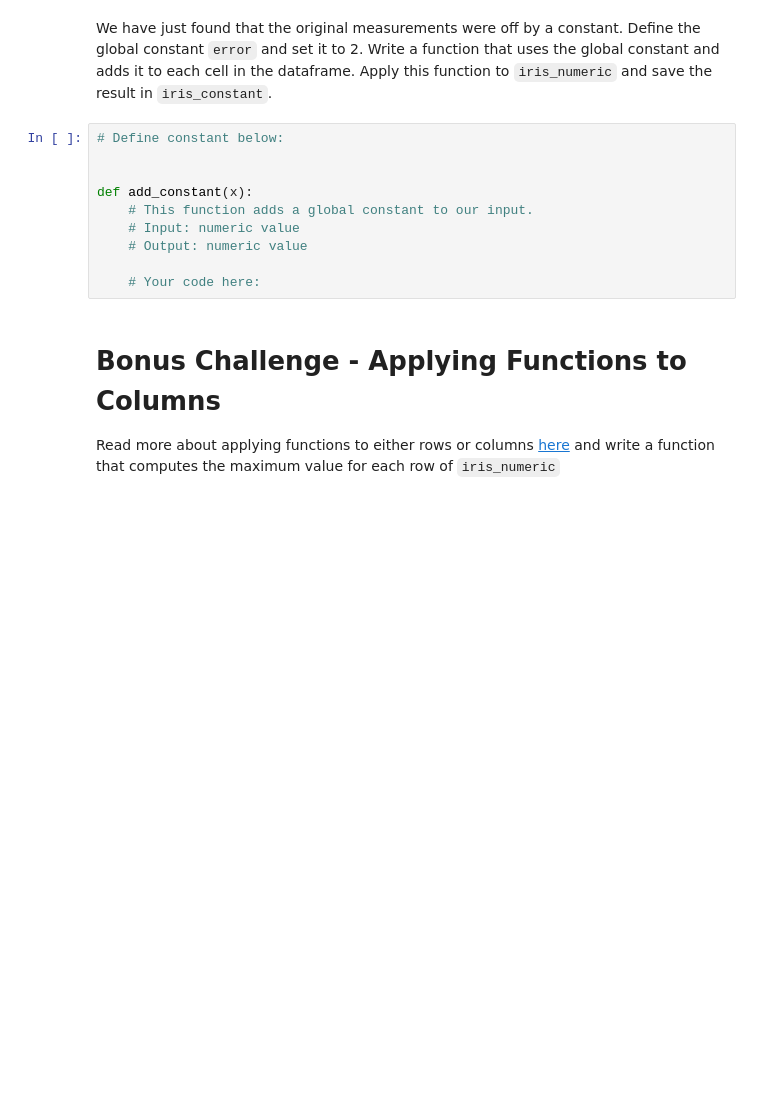
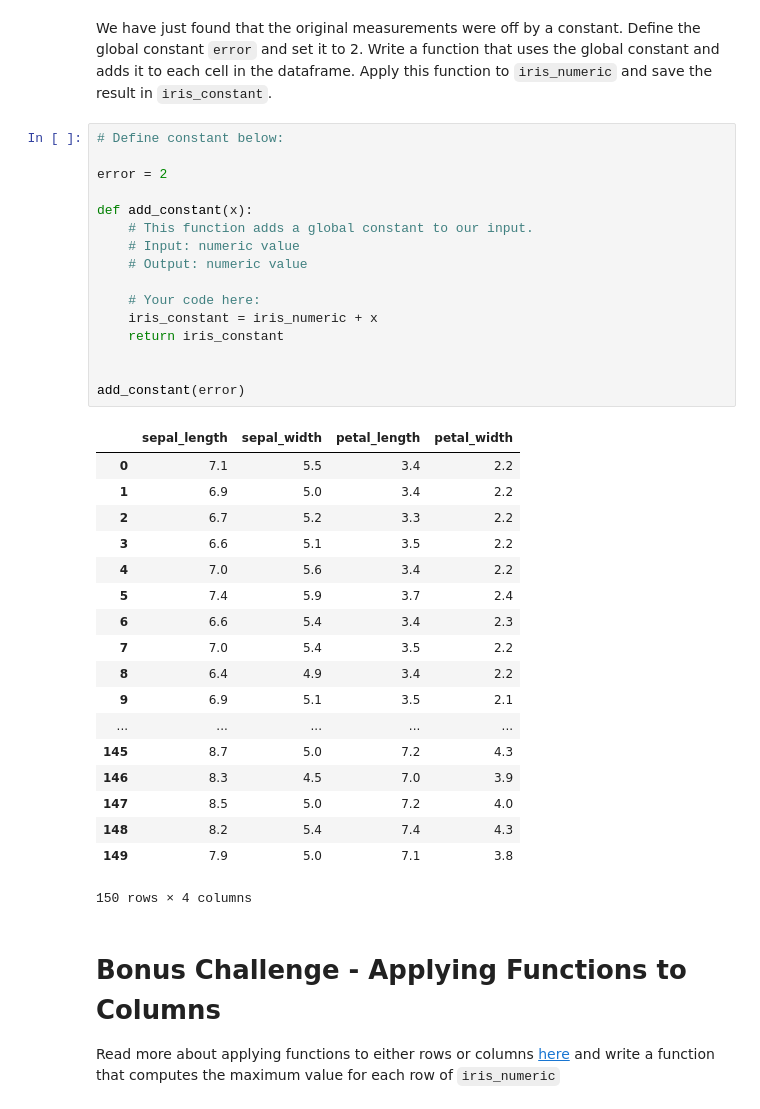
Before and after one commit to ta-datapt-bcn/lab-functional-programming, a Jupyter notebook: your-code/main.ipynb, the cells around one changed output. Cells and saved outputs as stored; diff of their text form; blank space fills up the shorter version.

```diff
--- a/your-code/main.ipynb
+++ b/your-code/main.ipynb
@@ -133,13 +242,38 @@ We have just found that the original measurements were off by a constant. Define
 # %%
 # Define constant below:
 
+error = 2
 
 def add_constant(x):
     # This function adds a global constant to our input.
     # Input: numeric value
     # Output: numeric value
 
     # Your code here:
+    iris_constant = iris_numeric + x
+    return iris_constant
+
+
+add_constant(error)
+# %% [output]
+|  | sepal_length | sepal_width | petal_length | petal_width |
+| 0 | 7.1 | 5.5 | 3.4 | 2.2 |
+| 1 | 6.9 | 5.0 | 3.4 | 2.2 |
+| 2 | 6.7 | 5.2 | 3.3 | 2.2 |
+| 3 | 6.6 | 5.1 | 3.5 | 2.2 |
+| 4 | 7.0 | 5.6 | 3.4 | 2.2 |
+| 5 | 7.4 | 5.9 | 3.7 | 2.4 |
+| 6 | 6.6 | 5.4 | 3.4 | 2.3 |
+| 7 | 7.0 | 5.4 | 3.5 | 2.2 |
+| 8 | 6.4 | 4.9 | 3.4 | 2.2 |
+| 9 | 6.9 | 5.1 | 3.5 | 2.1 |
+| ... | ... | ... | ... | ... |
+| 145 | 8.7 | 5.0 | 7.2 | 4.3 |
+| 146 | 8.3 | 4.5 | 7.0 | 3.9 |
+| 147 | 8.5 | 5.0 | 7.2 | 4.0 |
+| 148 | 8.2 | 5.4 | 7.4 | 4.3 |
+| 149 | 7.9 | 5.0 | 7.1 | 3.8 |
+150 rows × 4 columns
 # %% [markdown]
 # Bonus Challenge - Applying Functions to Columns
 
```
Also changed, not shown: parts of 13 cells of this notebook, 4 other files.
